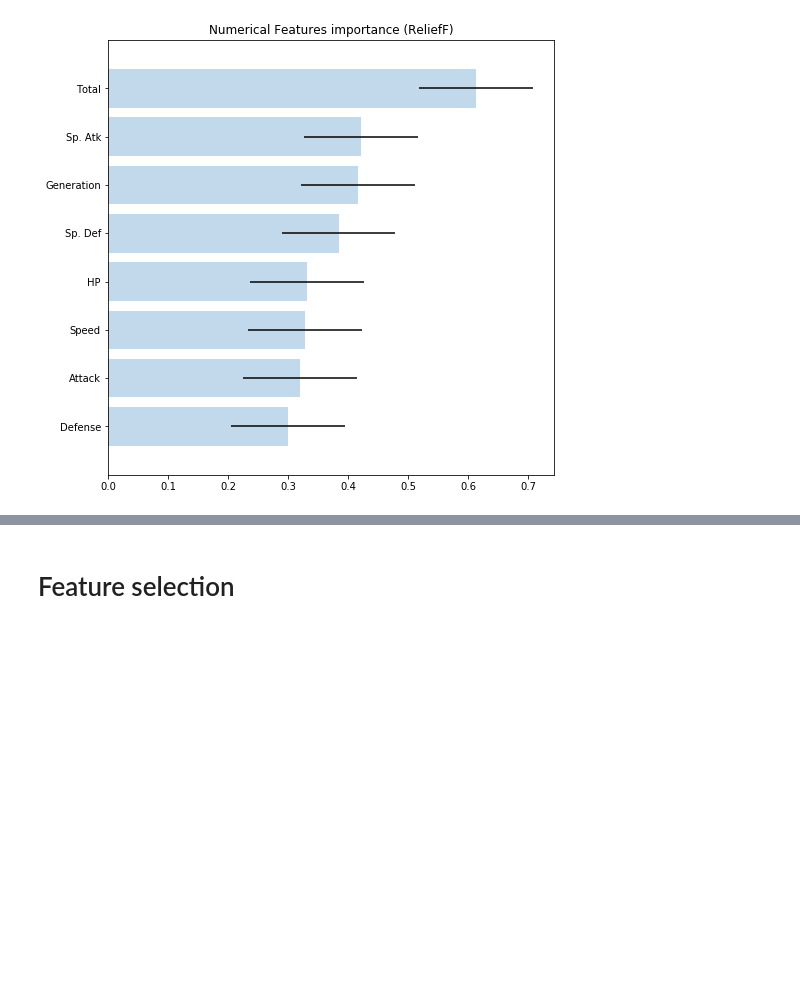
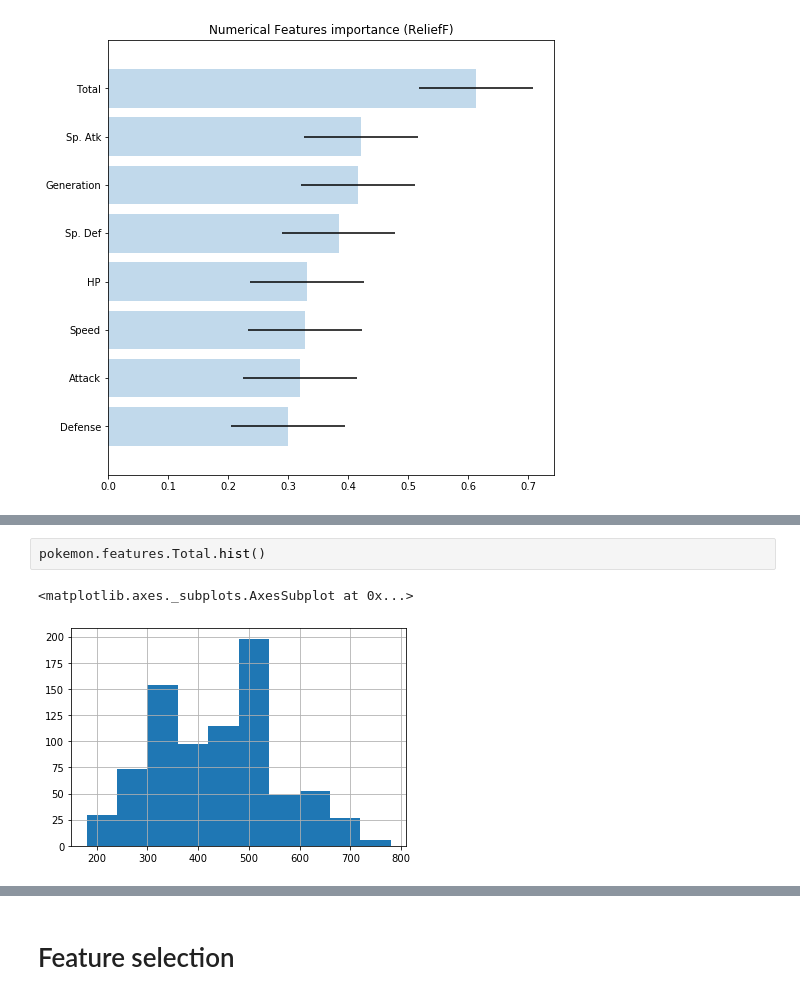
Before and after one commit to renero/dataset, a Jupyter notebook: example.ipynb, the cells around one changed output, grey strips where cells are left out. Cells and saved outputs as stored; diff of their text form; blank space fills up the shorter version.

```diff
--- a/example.ipynb
+++ b/example.ipynb
@@ -236,0 +251,5 @@ pokemon.plot_importance()
+# %%
+pokemon.features.Total.hist()
+# %% [output]
+<matplotlib.axes._subplots.AxesSubplot at 0x...>
+[figure, added]
```
Also changed, not shown: parts of 17 cells of this notebook, 1 other file.
